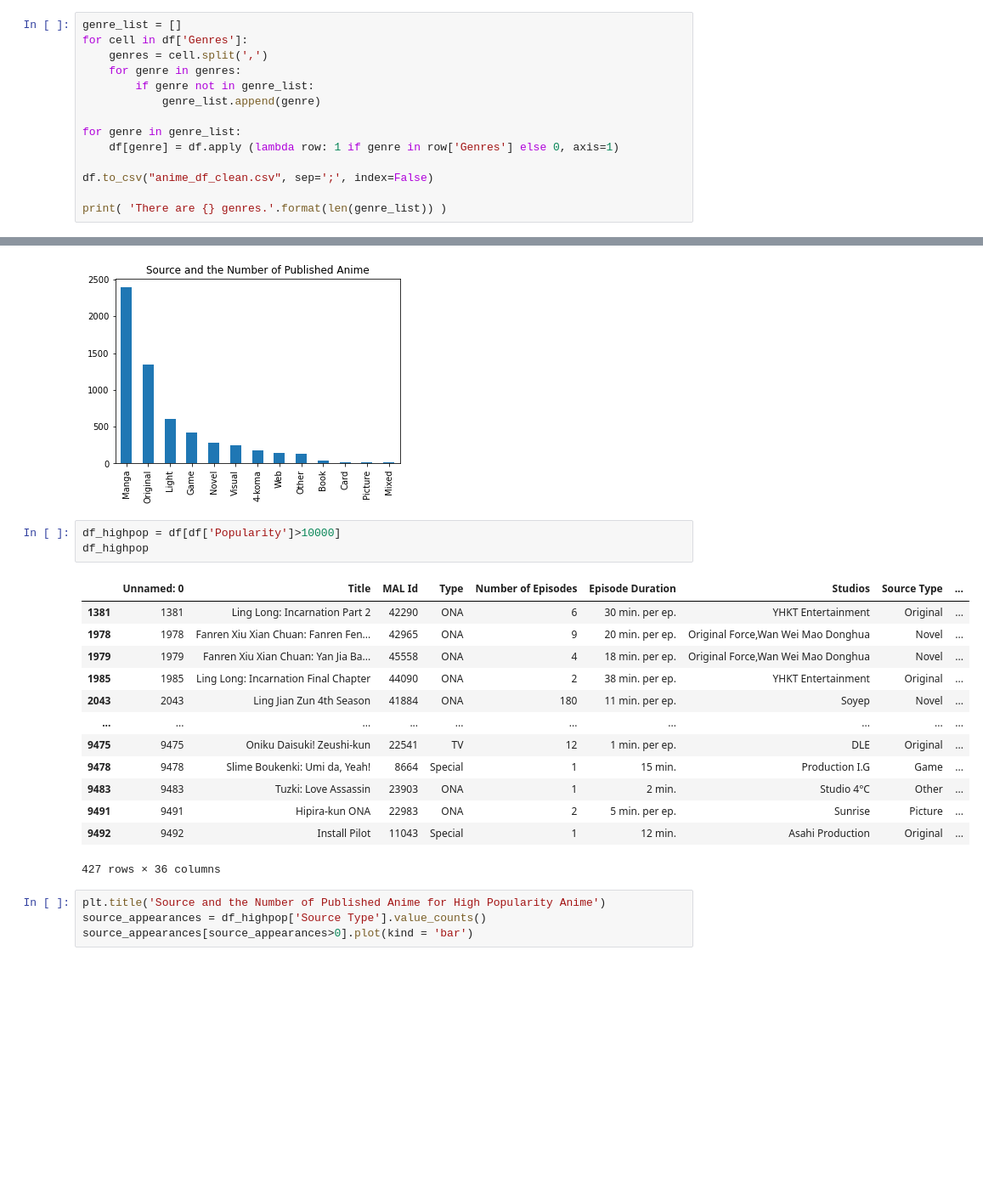
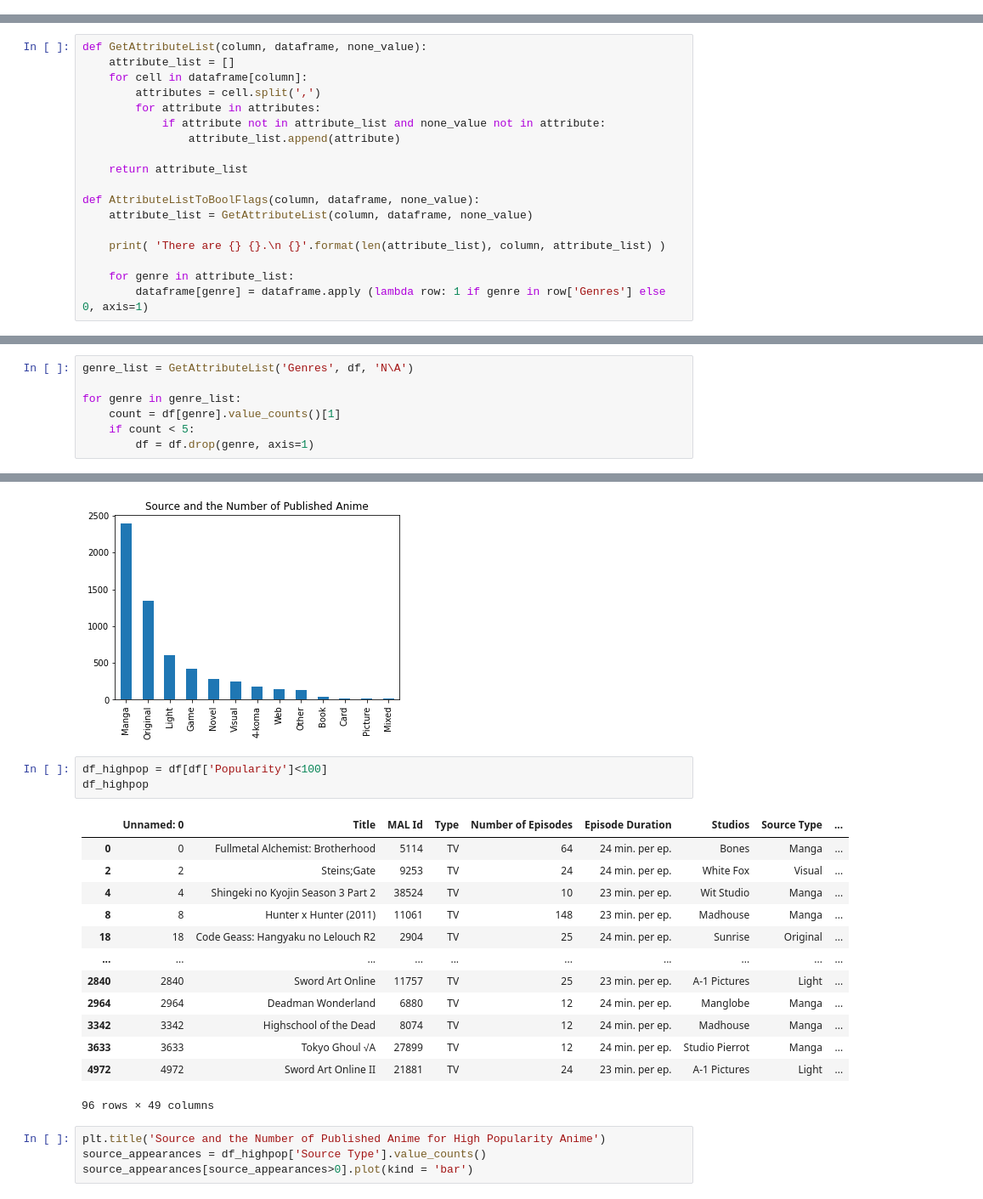
Before and after one commit to TamirIsCool/DataScIntro, a Jupyter notebook: Classification/WebScraping/prediction_groundwork_for_tommorow.ipynb, the cells around one changed output, grey strips where cells are left out. Shown at 85% size. Saved outputs shown, nothing was run; the diff lists cells and outputs as text; blank space fills up the shorter version.

```diff
--- a/Classification/WebScraping/prediction_groundwork_for_tommorow.ipynb
+++ b/Classification/WebScraping/prediction_groundwork_for_tommorow.ipynb
@@ -162,14 +167,0 @@ Lets separate the genres into their own columns.
-# %%
-genre_list = []
-for cell in df['Genres']:
-    genres = cell.split(',')
-    for genre in genres:
-        if genre not in genre_list:
-            genre_list.append(genre)
-
-for genre in genre_list:
-    df[genre] = df.apply (lambda row: 1 if genre in row['Genres'] else 0, axis=1)
-
-df.to_csv("anime_df_clean.csv", sep=';', index=False)
-
-print( 'There are {} genres.'.format(len(genre_list)) )
@@ -193,0 +170,18 @@ df
+# %%
+def GetAttributeList(column, dataframe, none_value):
+    attribute_list = []
+    for cell in dataframe[column]:
+        attributes = cell.split(',')
+        for attribute in attributes:
+            if attribute not in attribute_list and none_value not in attribute:
+                attribute_list.append(attribute)
+
+    return attribute_list
+
+def AttributeListToBoolFlags(column, dataframe, none_value):
+    attribute_list = GetAttributeList(column, dataframe, none_value)
+
+    print( 'There are {} {}.\n {}'.format(len(attribute_list), column, attribute_list) )
+
+    for genre in attribute_list:
+        dataframe[genre] = dataframe.apply (lambda row: 1 if genre in row['Genres'] else 0, axis=1)
@@ -193,0 +195,7 @@ df
+# %%
+genre_list = GetAttributeList('Genres', df, 'N\A')
+
+for genre in genre_list:
+    count = df[genre].value_counts()[1]
+    if count < 5:
+        df = df.drop(genre, axis=1)
@@ -236,22 +347,22 @@ source_appearances[source_appearances>10].plot(kind = 'bar')
 <AxesSubplot:title={'center':'Source and the Number of Published Anime'}>
 [figure]
 # %%
-df_highpop = df[df['Popularity']>10000]
+df_highpop = df[df['Popularity']<100]
 df_highpop
 # %% [output]
 |  | Unnamed: 0 | Title | MAL Id | Type | Number of Episodes | Episode Duration | Studios | Source Type | ... |
-| 1381 | 1381 | Ling Long: Incarnation Part 2 | 42290 | ONA | 6 | 30 min. per ep. | YHKT Entertainment | Original | ... |
-| 1978 | 1978 | Fanren Xiu Xian Chuan: Fanren Fen... | 42965 | ONA | 9 | 20 min. per ep. | Original Force,Wan Wei Mao Donghua | Novel | ... |
-| 1979 | 1979 | Fanren Xiu Xian Chuan: Yan Jia Ba... | 45558 | ONA | 4 | 18 min. per ep. | Original Force,Wan Wei Mao Donghua | Novel | ... |
-| 1985 | 1985 | Ling Long: Incarnation Final Chapter | 44090 | ONA | 2 | 38 min. per ep. | YHKT Entertainment | Original | ... |
-| 2043 | 2043 | Ling Jian Zun 4th Season | 41884 | ONA | 180 | 11 min. per ep. | Soyep | Novel | ... |
+| 0 | 0 | Fullmetal Alchemist: Brotherhood | 5114 | TV | 64 | 24 min. per ep. | Bones | Manga | ... |
+| 2 | 2 | Steins;Gate | 9253 | TV | 24 | 24 min. per ep. | White Fox | Visual | ... |
+| 4 | 4 | Shingeki no Kyojin Season 3 Part 2 | 38524 | TV | 10 | 23 min. per ep. | Wit Studio | Manga | ... |
+| 8 | 8 | Hunter x Hunter (2011) | 11061 | TV | 148 | 23 min. per ep. | Madhouse | Manga | ... |
+| 18 | 18 | Code Geass: Hangyaku no Lelouch R2 | 2904 | TV | 25 | 24 min. per ep. | Sunrise | Original | ... |
 | ... | ... | ... | ... | ... | ... | ... | ... | ... | ... |
-| 9475 | 9475 | Oniku Daisuki! Zeushi-kun | 22541 | TV | 12 | 1 min. per ep. | DLE | Original | ... |
-| 9478 | 9478 | Slime Boukenki: Umi da, Yeah! | 8664 | Special | 1 | 15 min. | Production I.G | Game | ... |
-| 9483 | 9483 | Tuzki: Love Assassin | 23903 | ONA | 1 | 2 min. | Studio 4°C | Other | ... |
-| 9491 | 9491 | Hipira-kun ONA | 22983 | ONA | 2 | 5 min. per ep. | Sunrise | Picture | ... |
-| 9492 | 9492 | Install Pilot | 11043 | Special | 1 | 12 min. | Asahi Production | Original | ... |
+| 2840 | 2840 | Sword Art Online | 11757 | TV | 25 | 23 min. per ep. | A-1 Pictures | Light | ... |
+| 2964 | 2964 | Deadman Wonderland | 6880 | TV | 12 | 24 min. per ep. | Manglobe | Manga | ... |
+| 3342 | 3342 | Highschool of the Dead | 8074 | TV | 12 | 24 min. per ep. | Madhouse | Manga | ... |
+| 3633 | 3633 | Tokyo Ghoul √A | 27899 | TV | 12 | 24 min. per ep. | Studio Pierrot | Manga | ... |
+| 4972 | 4972 | Sword Art Online II | 21881 | TV | 24 | 23 min. per ep. | A-1 Pictures | Light | ... |
-427 rows × 36 columns
+96 rows × 49 columns
 # %%
 plt.title('Source and the Number of Published Anime for High Popularity Anime')
 source_appearances = df_highpop['Source Type'].value_counts()
```
Also changed, not shown: parts of 45 cells of this notebook.
